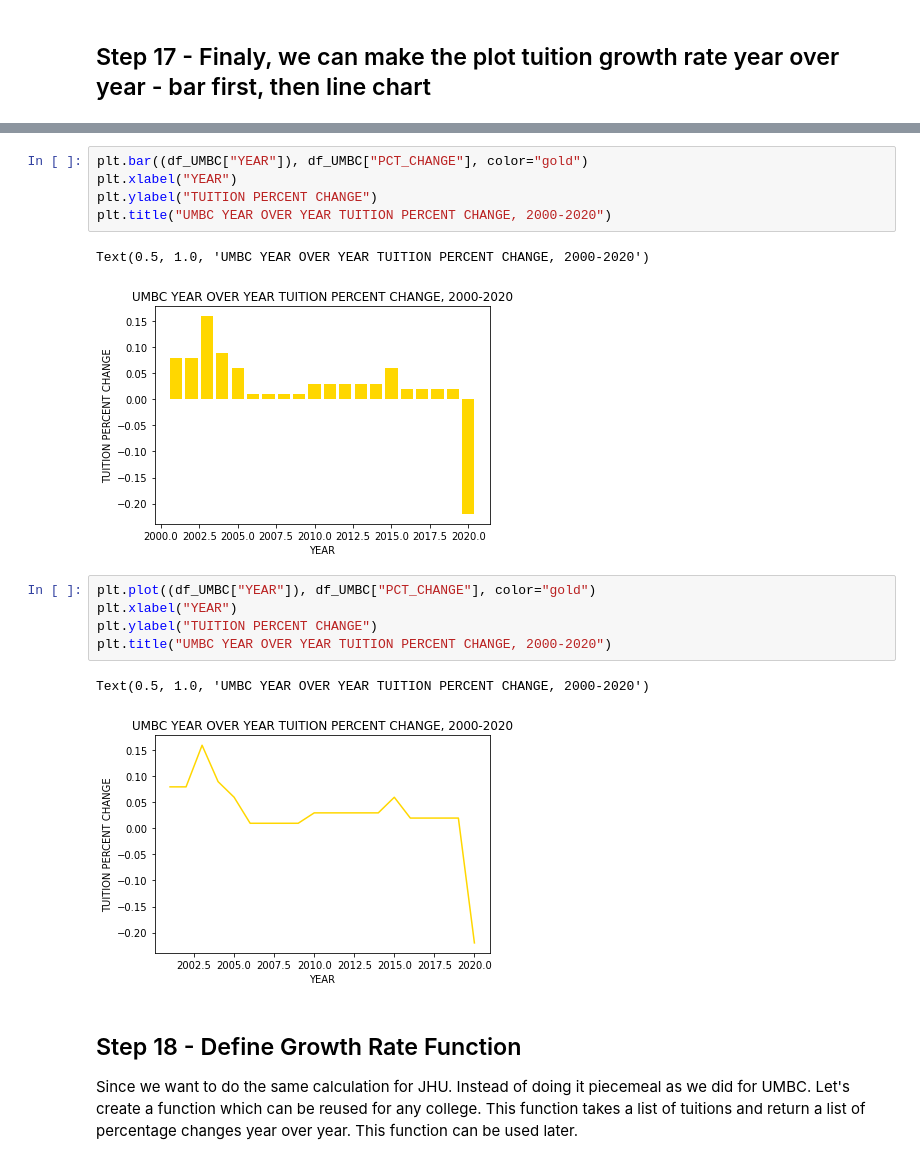
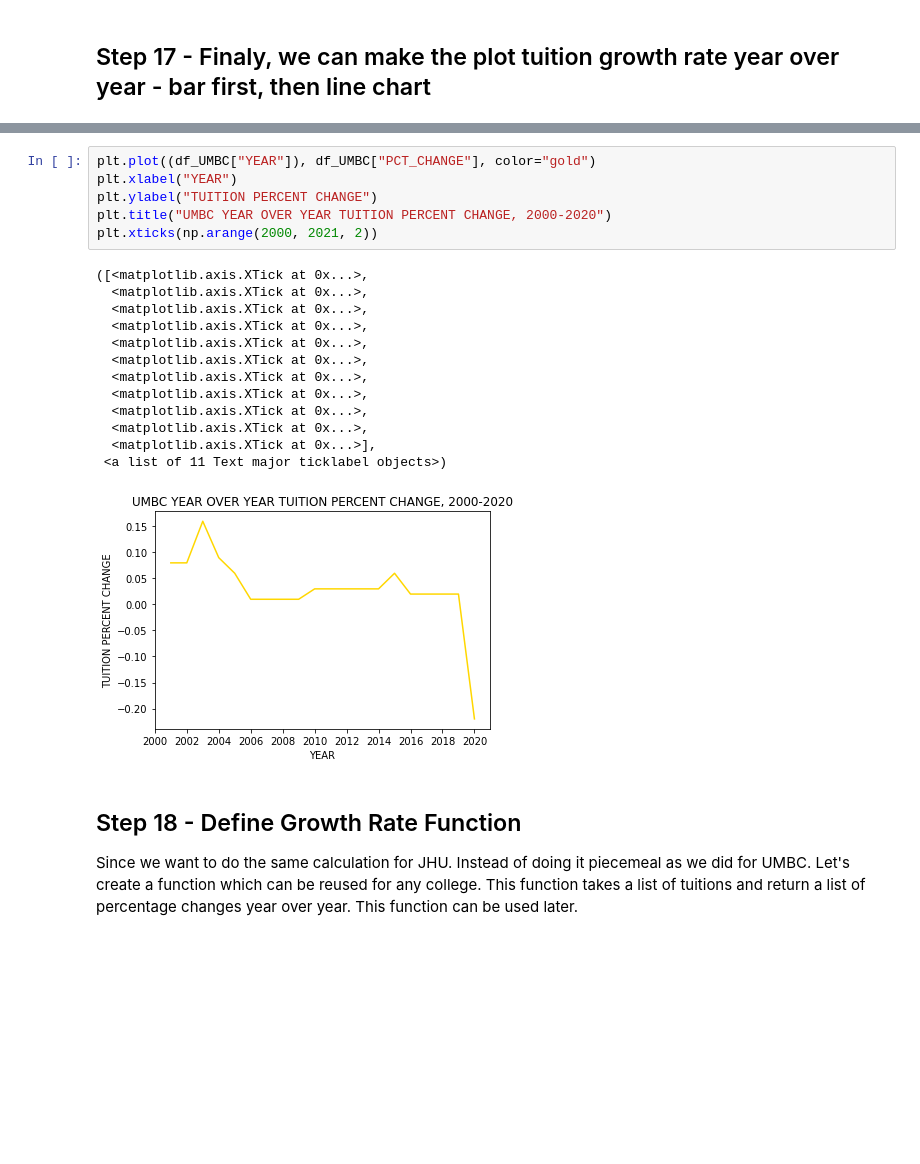
Before and after one commit to davidsadovy/data690_fall2022, a Jupyter notebook: assignment_06/assignment_06.ipynb, the cells around one changed output, grey strips where cells are left out. Saved outputs shown, nothing was run; the diff lists cells and outputs as text; blank space fills up the shorter version.

```diff
--- a/assignment_06/assignment_06.ipynb
+++ b/assignment_06/assignment_06.ipynb
@@ -514,19 +551,23 @@ See the caveats in the documentation: https://pandas.pydata.org/pandas-docs/stab
 # %%
-plt.bar((df_UMBC["YEAR"]), df_UMBC["PCT_CHANGE"], color="gold")
+plt.plot((df_UMBC["YEAR"]), df_UMBC["PCT_CHANGE"], color="gold")
 plt.xlabel("YEAR")
 plt.ylabel("TUITION PERCENT CHANGE")
 plt.title("UMBC YEAR OVER YEAR TUITION PERCENT CHANGE, 2000-2020")
+plt.xticks(np.arange(2000, 2021, 2))
 # %% [output]
-Text(0.5, 1.0, 'UMBC YEAR OVER YEAR TUITION PERCENT CHANGE, 2000-2020')
+([<matplotlib.axis.XTick at 0x...>,
+  <matplotlib.axis.XTick at 0x...>,
+  <matplotlib.axis.XTick at 0x...>,
+  <matplotlib.axis.XTick at 0x...>,
+  <matplotlib.axis.XTick at 0x...>,
+  <matplotlib.axis.XTick at 0x...>,
+  <matplotlib.axis.XTick at 0x...>,
+  <matplotlib.axis.XTick at 0x...>,
+  <matplotlib.axis.XTick at 0x...>,
+  <matplotlib.axis.XTick at 0x...>,
+  <matplotlib.axis.XTick at 0x...>],
+ <a list of 11 Text major ticklabel objects>)
-[figure, old version]
+[figure, new version]
-# %%
-plt.plot((df_UMBC["YEAR"]), df_UMBC["PCT_CHANGE"], color="gold")
-plt.xlabel("YEAR")
-plt.ylabel("TUITION PERCENT CHANGE")
-plt.title("UMBC YEAR OVER YEAR TUITION PERCENT CHANGE, 2000-2020")
-# %% [output]
-Text(0.5, 1.0, 'UMBC YEAR OVER YEAR TUITION PERCENT CHANGE, 2000-2020')
-[figure, removed]
 # %% [markdown]
 ## Step 18 - Define Growth Rate Function
 
```
Also changed, not shown: parts of 20 cells of this notebook.
